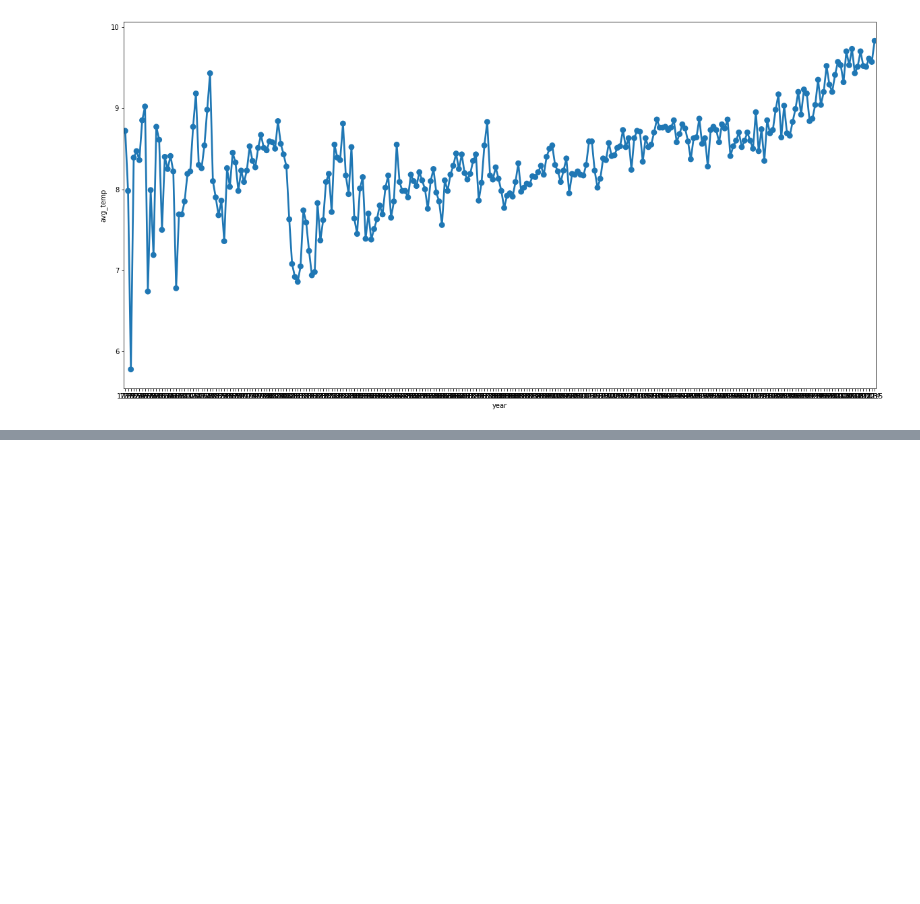
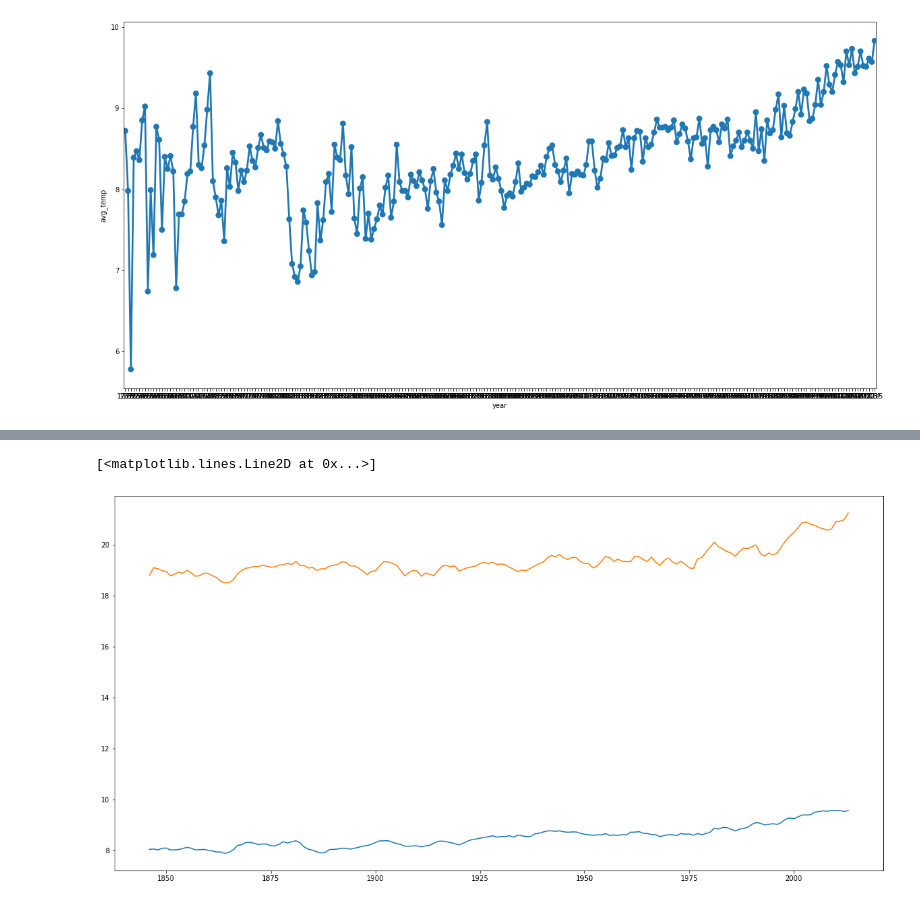
Before and after one commit to mzhoolideh/data_science_pract, a Jupyter notebook: weather_trend/explore_weather_trends.ipynb, the cells around one changed output, grey strips where cells are left out. Cells and saved outputs as stored; diff of their text form; code cells hidden in the pictures; blank space fills up the shorter version.

```diff
--- a/weather_trend/explore_weather_trends.ipynb
+++ b/weather_trend/explore_weather_trends.ipynb
@@ -87,0 +106,3 @@ sns.pointplot(x='year', y='avg_temp', data=global_data_df)
+# %%
+merged_df = pd.merge(global_data_df, my_city, on='year')
+merged_df.head()
@@ -87,0 +116,16 @@ sns.pointplot(x='year', y='avg_temp', data=global_data_df)
+# %%
+window_size = 5
+gb_mv_avg = merged_df.avg_temp_x.rolling(window_size).mean()
+gb_mv_avg_list = gb_mv_avg.to_list() # Masking is for removing NaNs
+gb_mv_avg_no_nan = gb_mv_avg_list[window_size-1:]
+
+city_mv_avg = merged_df.avg_temp_y.rolling(window_size).mean()
+city_mv_avg_list = city_mv_avg.to_list() # Masking is for removing NaNs
+city_mv_avg_no_nan = city_mv_avg_list[window_size-1:]
+# %%
+plt.figure(figsize=(20,10),)
+plt.plot(merged_df.year[window_size-1:], gb_mv_avg_no_nan)
+plt.plot(merged_df.year[window_size-1:], city_mv_avg_no_nan)
+# %% [output]
+[<matplotlib.lines.Line2D at 0x...>]
+[figure, added]
```
Also changed, not shown: parts of 6 cells of this notebook.
